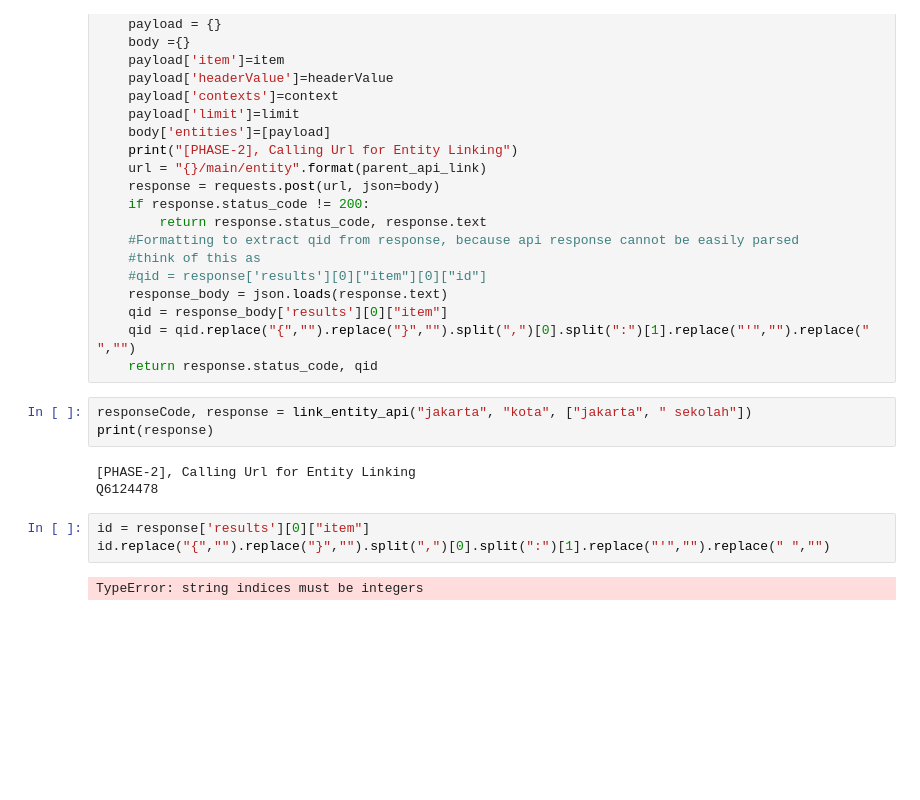
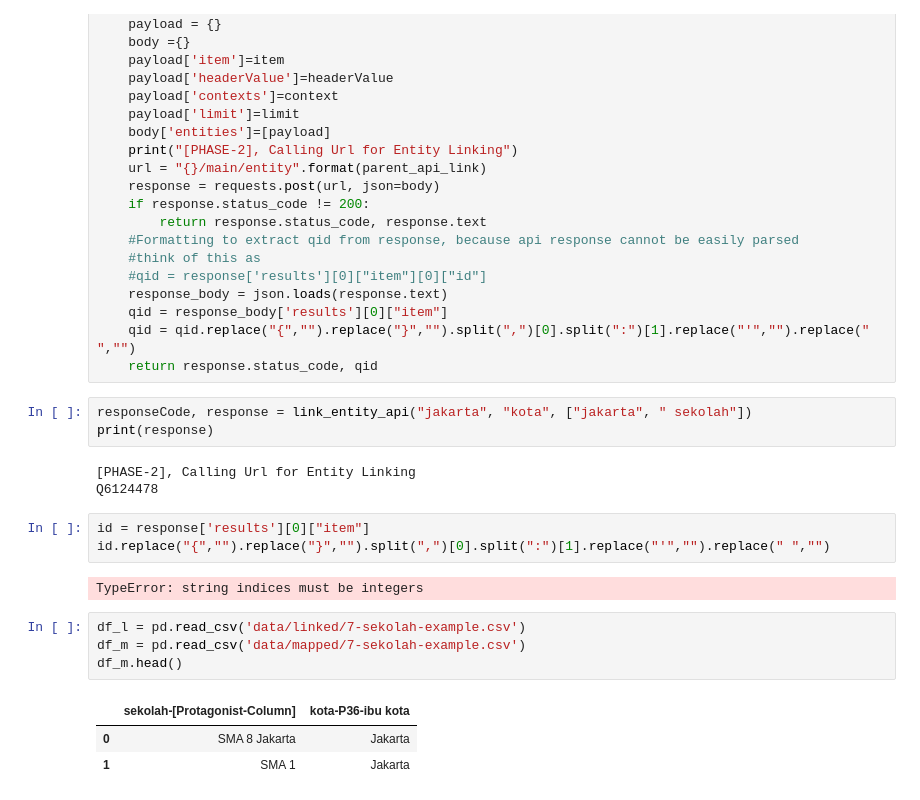
Before and after one commit to muhammadfaiz12/od2wd, a Jupyter notebook: scratch.ipynb, the cells around one changed output. Drawn from its saved outputs; the diff is of its cells as text; blank space fills up the shorter version.

```diff
--- a/scratch.ipynb
+++ b/scratch.ipynb
@@ -205,3 +205,11 @@ id = response['results'][0]["item"]
 id.replace("{","").replace("}","").split(",")[0].split(":")[1].replace("'","").replace(" ","")
 # %% [output]
 TypeError: string indices must be integers
+# %%
+df_l = pd.read_csv('data/linked/7-sekolah-example.csv')
+df_m = pd.read_csv('data/mapped/7-sekolah-example.csv')
+df_m.head()
+# %% [output]
+|  | sekolah-[Protagonist-Column] | kota-P36-ibu kota |
+| 0 | SMA 8 Jakarta | Jakarta |
+| 1 | SMA 1 | Jakarta |
```
Also changed, not shown: parts of 3 cells of this notebook.
